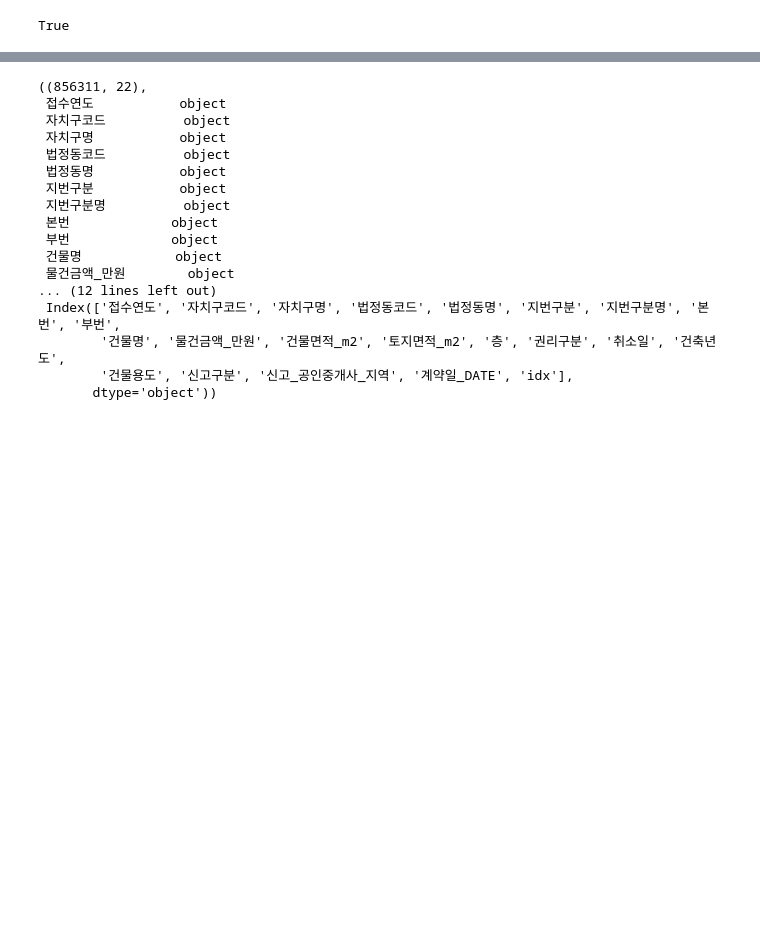
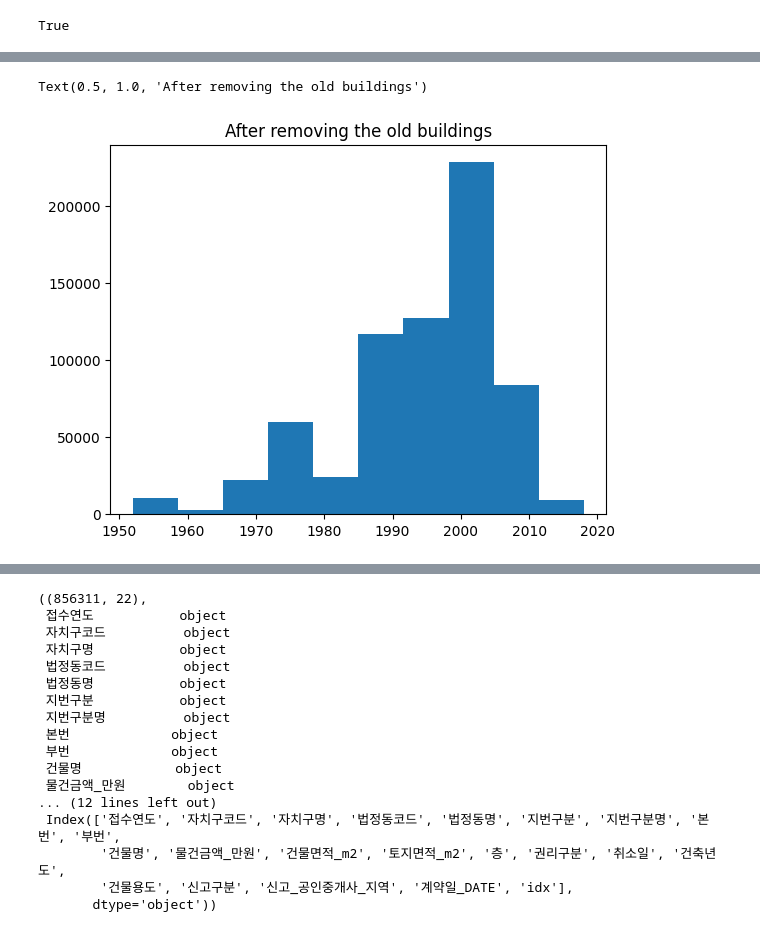
Before and after one commit to ZeroJoon2/aws_test, a Jupyter notebook: src/project/project_local.ipynb, the cells around one changed output, grey strips where cells are left out. Saved outputs shown, nothing was run; the diff lists cells and outputs as text; code cells hidden in the pictures; blank space fills up the shorter version.

```diff
--- a/src/project/project_local.ipynb
+++ b/src/project/project_local.ipynb
@@ -73,0 +255,8 @@ pd_df = df
+# %%
+plt.hist(df['building_year_4']
+         , bins = 10)
+
+plt.title('After removing the old buildings')
+# %% [output]
+Text(0.5, 1.0, 'After removing the old buildings')
+[figure, added]
```
Also changed, not shown: parts of 33 cells of this notebook.
